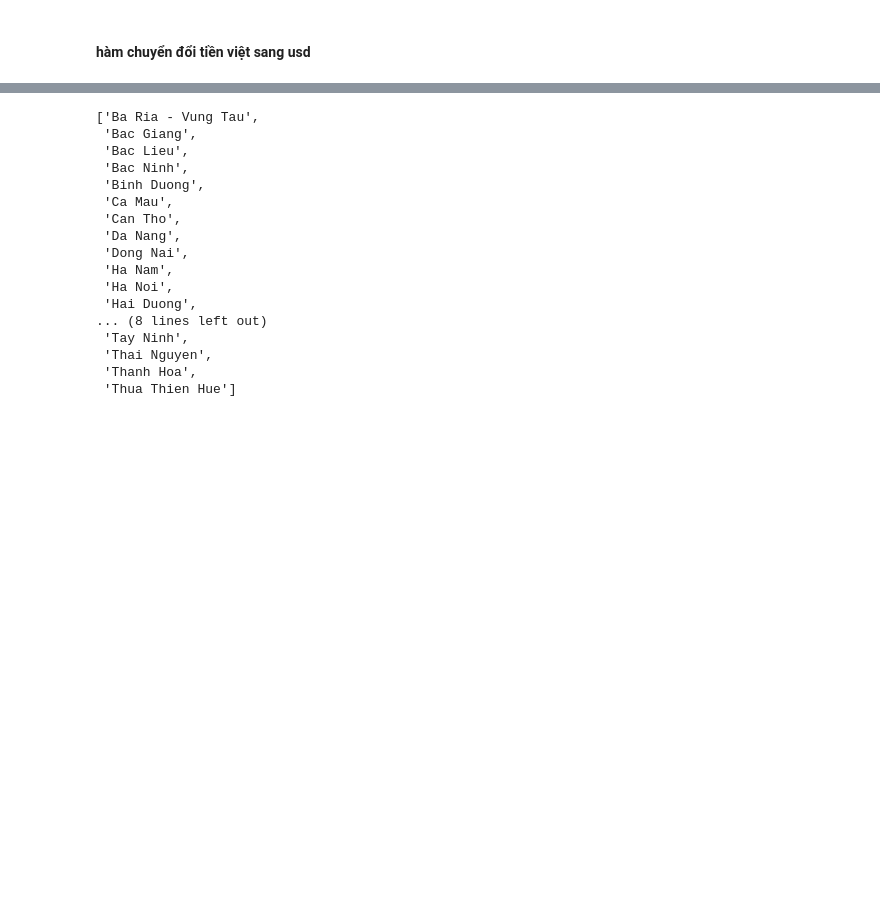
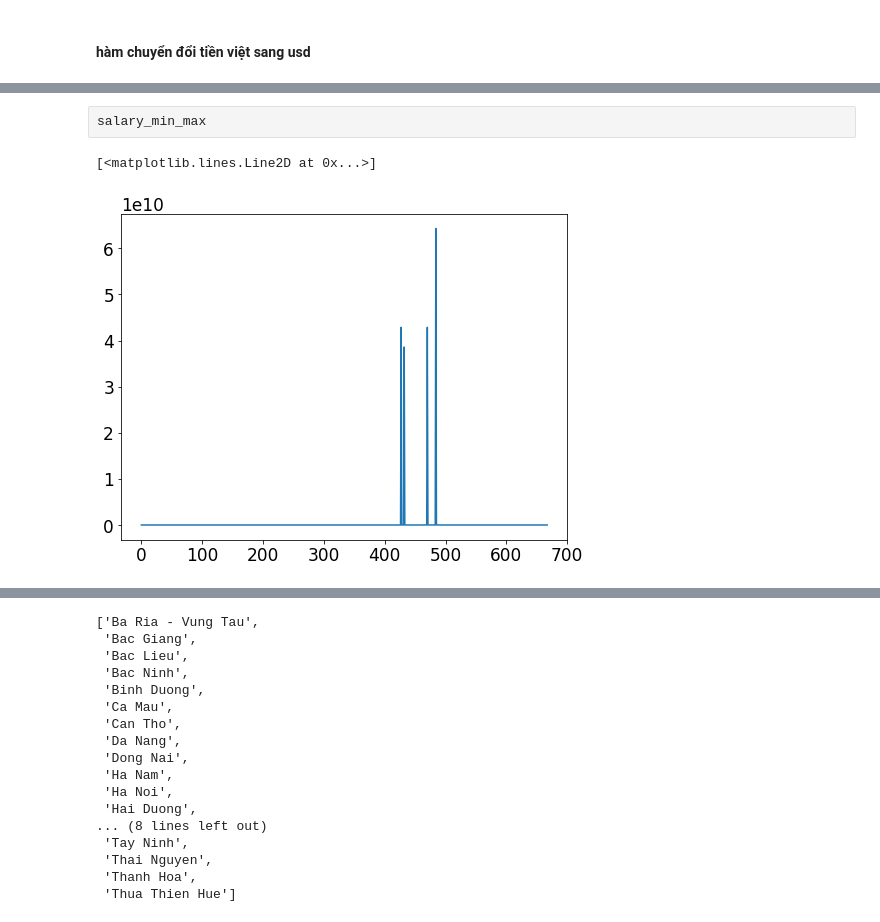
Before and after one commit to thanhcong96199/JOB, a Jupyter notebook: Results_data_work.ipynb, the cells around one changed output, grey strips where cells are left out. Cells and saved outputs as stored; diff of their text form; code cells hidden in the pictures; blank space fills up the shorter version.

```diff
--- a/Results_data_work.ipynb
+++ b/Results_data_work.ipynb
@@ -407,0 +243,29 @@ result.describe()
+# %%
+
+def converse_VND_to_USD(coefficient, list_salary):
+    salary_vnd_to_usd = []
+    for i in list_salary:
+        i = list(i)
+
+        if len(i[1]) > 4:
+            i[1] = int(i[1])*coefficient
+            salary_vnd_to_usd.append((i[1]))
+        elif len(i[1]) == 2 or len(i[1]) == 1:
+            i[1] = int(i[1])*coefficient*1000000
+            salary_vnd_to_usd.append((i[1]))
+        else:
+            salary_vnd_to_usd.append((int(i[1])))
+    return salary_vnd_to_usd
+# %%
+salary_vnd_to_usd_min = converse_VND_to_USD(0.0000428678, list_salary_min)
+# %%
+salary_min_max = salary_vnd_to_usd_min + salary_vnd_to_usd_max
+# %% [raw]
+salary_min_max
+# %%
+df_salary_min_max = pd.DataFrame(salary_min_max)
+# %%
+plt.plot(df_salary_min_max)
+# %% [output]
+[<matplotlib.lines.Line2D at 0x...>]
+[figure, added]
```
Also changed, not shown: parts of 119 cells of this notebook.
